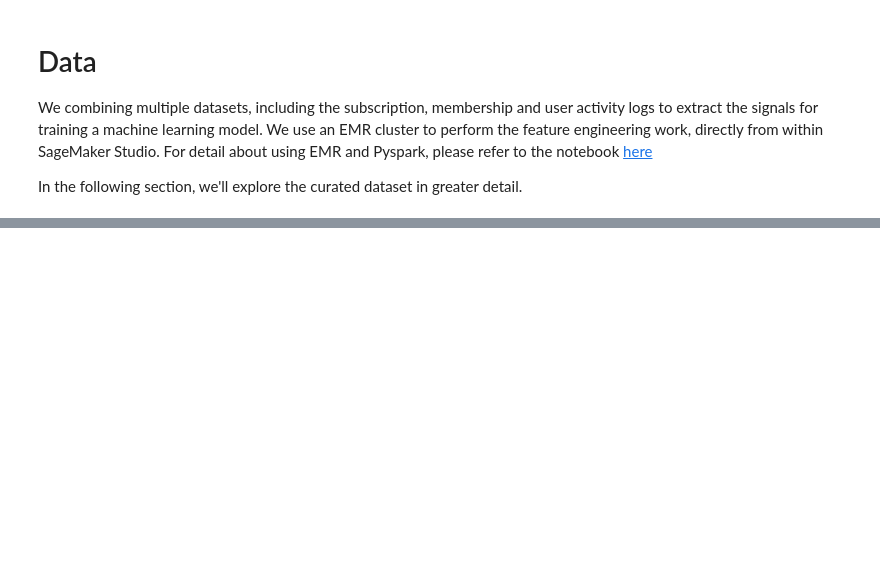
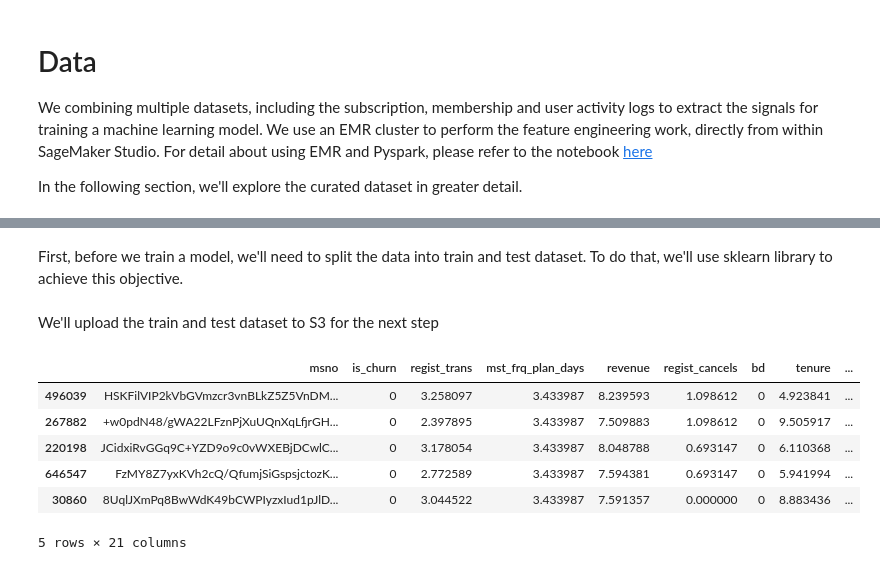
Before and after one commit to wei-m-teh/practical-ml-with-sagemaker, a Jupyter notebook: sagemaker_end_to_end.ipynb, the cells around one changed output, grey strips where cells are left out. Cells and saved outputs as stored; diff of their text form; code cells hidden in the pictures; blank space fills up the shorter version.

```diff
--- a/sagemaker_end_to_end.ipynb
+++ b/sagemaker_end_to_end.ipynb
@@ -74,0 +233,13 @@ content_type = "csv"
+# %%
+feature_cols = ['msno', 'is_churn', 'regist_trans', 'mst_frq_plan_days',
+            'revenue', 'regist_cancels', 'bd', 'tenure', 'num_25',
+            'num_50', 'num_75', 'num_985', 'num_100', 'num_unq',
+            'total_secs', 'city', 'gender', 'registered_via', 'qtr_trans', 'mst_frq_pay_met', 'is_auto_renew']
+feature_store = FeatureStore(feature_store_session)
+builder = feature_store.create_dataset(
+    base=customer_churn_feature_group,
+    output_path=f"s3://{bucket}/{feature_store_output_prefix}",
+    included_feature_names=feature_cols
+)
+# %%
+fs_output = builder.to_dataframe()
@@ -74,0 +255,2 @@ content_type = "csv"
+# %%
+df = fs_output[0]
@@ -74,0 +266,2 @@ content_type = "csv"
+# %% [markdown]
+First, before we train a model, we'll need to split the data into train and test dataset. To do that,  we'll use sklearn library to achieve this objective.
@@ -74,0 +270,6 @@ content_type = "csv"
+# %%
+# df.drop(["event_time"], axis=1, inplace=True) # dropping event_time from the columns since it was added for feature store
+train, test = train_test_split(df, test_size=0.33, random_state=42)
+train, val = train_test_split(train, test_size=0.125, random_state=42)
+# %% [markdown]
+We'll upload the train and test dataset to S3 for the next step
@@ -74,0 +284,10 @@ content_type = "csv"
+# %%
+train.head()
+# %% [output]
+|  | msno | is_churn | regist_trans | mst_frq_plan_days | revenue | regist_cancels | bd | tenure | ... |
+| 496039 | HSKFilVIP2kVbGVmzcr3vnBLkZ5Z5VnDM... | 0 | 3.258097 | 3.433987 | 8.239593 | 1.098612 | 0 | 4.923841 | ... |
+| 267882 | +w0pdN48/gWA22LFznPjXuUQnXqLfjrGH... | 0 | 2.397895 | 3.433987 | 7.509883 | 1.098612 | 0 | 9.505917 | ... |
+| 220198 | JCidxiRvGGq9C+YZD9o9c0vWXEBjDCwlC... | 0 | 3.178054 | 3.433987 | 8.048788 | 0.693147 | 0 | 6.110368 | ... |
+| 646547 | FzMY8Z7yxKVh2cQ/QfumjSiGspsjctozK... | 0 | 2.772589 | 3.433987 | 7.594381 | 0.693147 | 0 | 5.941994 | ... |
+| 30860 | 8UqlJXmPq8BwWdK49bCWPIyzxIud1pJlD... | 0 | 3.044522 | 3.433987 | 7.591357 | 0.000000 | 0 | 8.883436 | ... |
+5 rows × 21 columns
```
Also changed, not shown: parts of 83 cells of this notebook, 24 other files.
